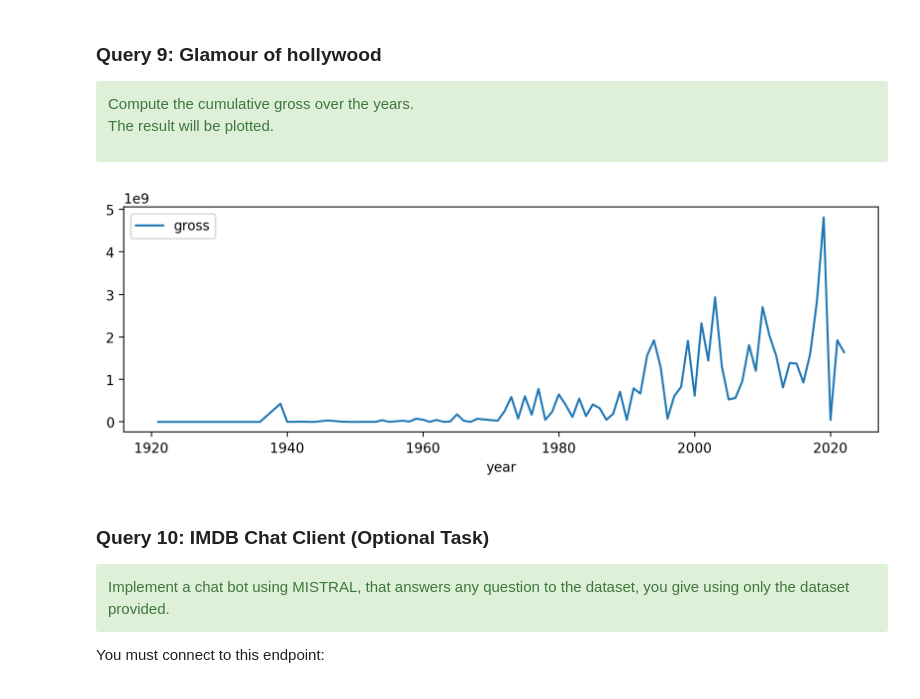
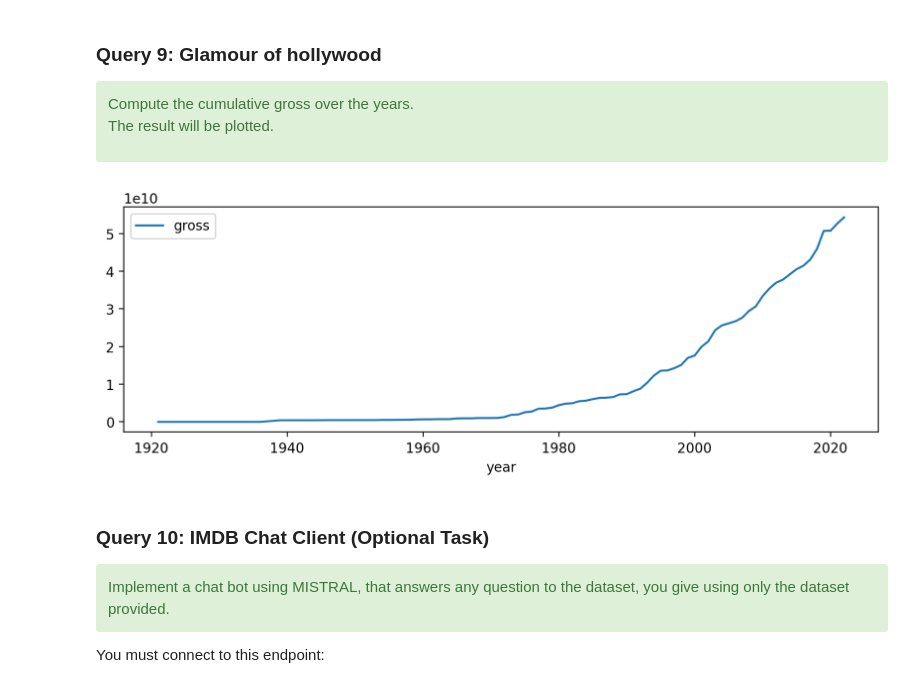
Before and after one commit to Melobeat/DataScienceModule, a Jupyter notebook: Exercise 1/primer_part2_imdb_eda.ipynb, the cells around one changed output. Saved outputs shown, nothing was run; the diff lists cells and outputs as text; code cells hidden in the pictures.

```diff
--- a/Exercise 1/primer_part2_imdb_eda.ipynb
+++ b/Exercise 1/primer_part2_imdb_eda.ipynb
@@ -490,17 +484,17 @@ The result will be plotted.
 # %%
 result = None
 
 # ADD YOUR CODE HERE
 
-result = movies.groupby("year")[["title","gross"]].sum()
+result = movies.groupby("year")[["gross"]].sum().cumsum()
 
 # DO NOT CHANGE FROM HERE
 
 
 if result is not None:
     _ = result.plot(kind="line", figsize=(10, 3))
 # %% [output]
-[figure, old version]
+[figure, new version]
 # %% [markdown]
 ### Query 10: IMDB Chat Client (Optional Task)
 
```
Also changed, not shown: parts of 10 cells of this notebook.
